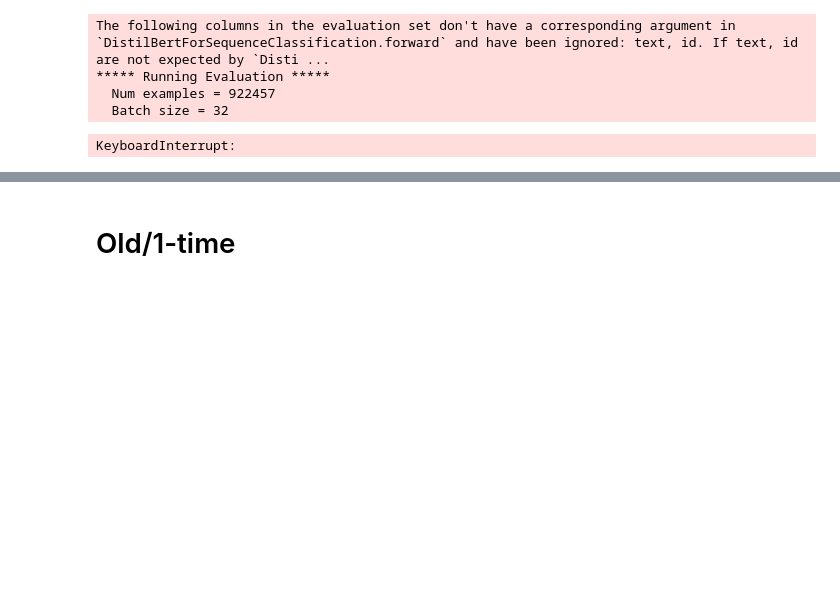
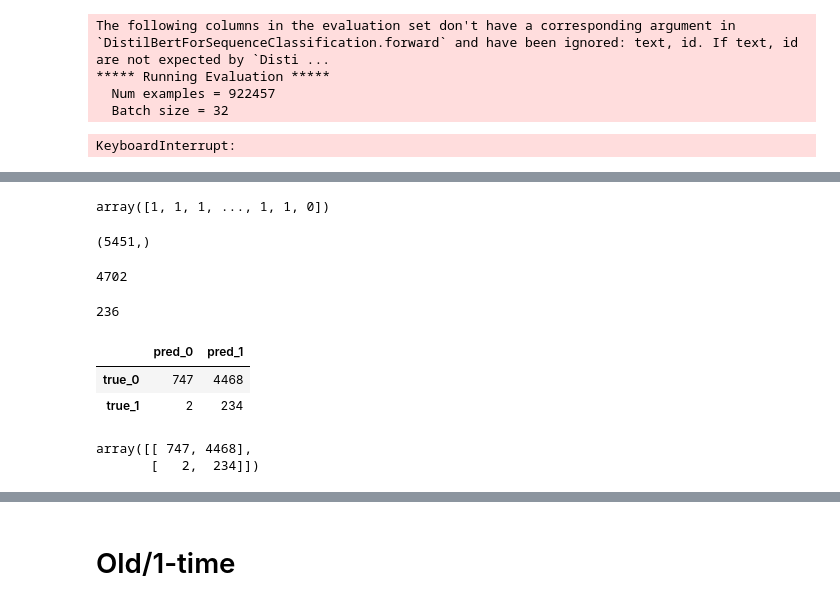
Before and after one commit to michaelmilleryoder/white_supremacist_lang, a Jupyter notebook: jupyter/bert_classifier.ipynb, the cells around one changed output, grey strips where cells are left out. Saved outputs shown, nothing was run; the diff lists cells and outputs as text; code cells hidden in the pictures; blank space fills up the shorter version.

```diff
--- a/jupyter/bert_classifier.ipynb
+++ b/jupyter/bert_classifier.ipynb
@@ -149,0 +196,35 @@ memory usage: 93.7+ KB
+# %%
+pred_output = preds
+# %%
+import numpy as np
+
+preds = np.argmax(pred_output.predictions, axis=-1)
+preds
+# %% [output]
+array([1, 1, 1, ..., 1, 1, 0])
+# %%
+print(preds.shape)
+np.count_nonzero(preds)
+# %% [output]
+(5451,)
+4702
+# %%
+np.count_nonzero(pred_output.label_ids)
+# %% [output]
+236
+# %%
+from sklearn.metrics import confusion_matrix
+# tn, fp, fn, tp = confusion_matrix(pred_output.label_ids, preds).ravel()
+df = pd.DataFrame(confusion_matrix(pred_output.label_ids, preds), columns=['pred_0', 'pred_1'], index=['true_0', 'true_1'])
+# df.index.name = 'true'
+# df.columns.name = 'predicted'
+df
+# %% [output]
+|  | pred_0 | pred_1 |
+| true_0 | 747 | 4468 |
+| true_1 | 2 | 234 |
+# %%
+confusion_matrix(pred_output.label_ids, preds)
+# %% [output]
+array([[ 747, 4468],
+       [   2,  234]])
```
Also changed, not shown: parts of 10 cells of this notebook, 2 other files.
